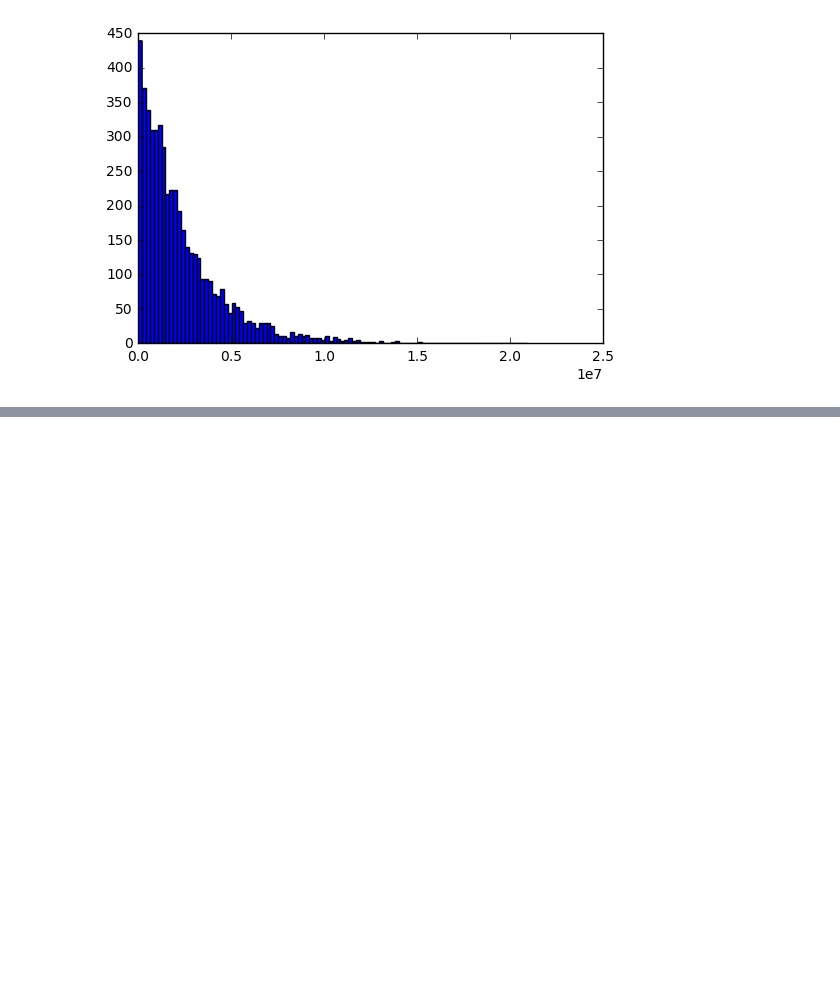
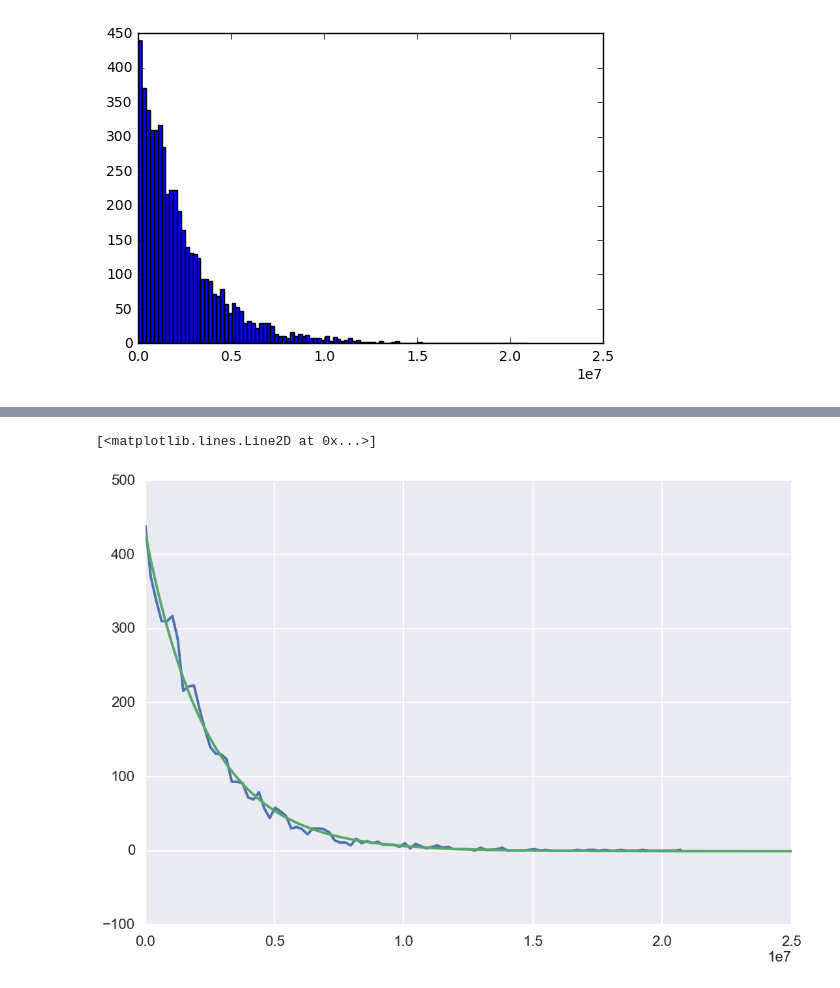
Before and after one commit to pymilo/notebooks, a Jupyter notebook: Photomultiplier.ipynb, the cells around one changed output, grey strips where cells are left out. Cells and saved outputs as stored; diff of their text form; code cells hidden in the pictures; blank space fills up the shorter version.

```diff
--- a/Photomultiplier.ipynb
+++ b/Photomultiplier.ipynb
@@ -288,7 +296,0 @@ plt.show()
-# %%
-
-plt.scatter( srn[zmin:zmax] , nsm[zmin:zmax] , color='purple')
-m,b = np.polyfit(srn[zmin:zmax], nsm[zmin:zmax], 1)
-X_plot = np.linspace(axes.get_xlim()[0],axes.get_xlim()[1],100)
-plt.plot(X_plot, m*X_plot + b, '-', label = 'y = 0.9x+6.08')
-plt.show()
@@ -294,0 +320,15 @@ plt.show()
+# %%
+def exponenial_func(x, a, b, c):
+    return a*np.exp(-b*x)+c
+# %%
+hi = np.histogram(nf,bins=100)
+yh = hi[0]
+xh = hi[1][0:-1]
+plt.plot(xh,yh)
+popt = np.array([  4.29e2       ,   4.12e-7     ,  -8.1e-1])
+xx = np.linspace(0, 2.5e7, 1000)
+yy = exponenial_func(xx, *popt)
+plt.plot(xx,yy)
+# %% [output]
+[<matplotlib.lines.Line2D at 0x...>]
+[figure, added]
```
Also changed, not shown: parts of 9 cells of this notebook.
